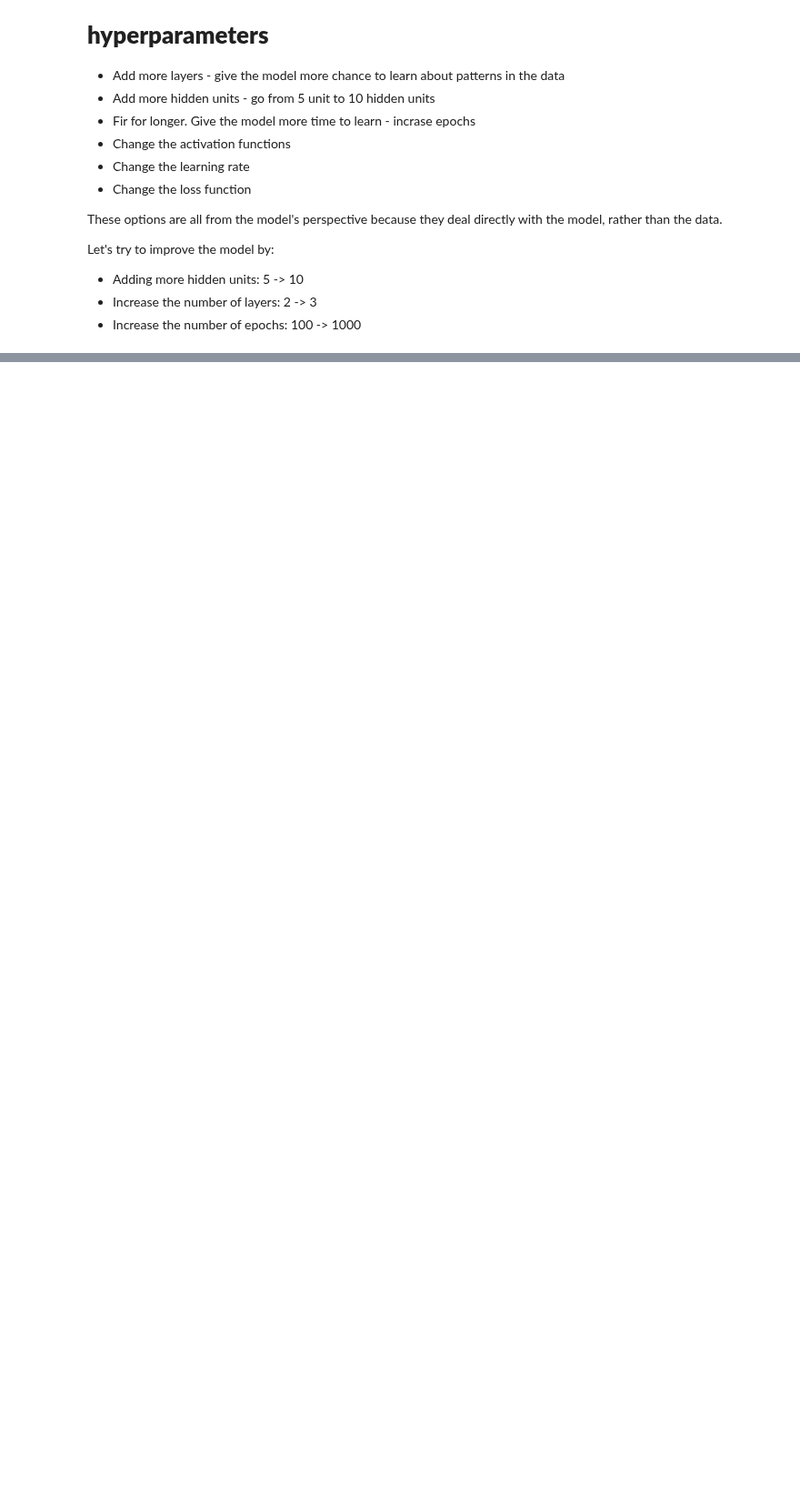
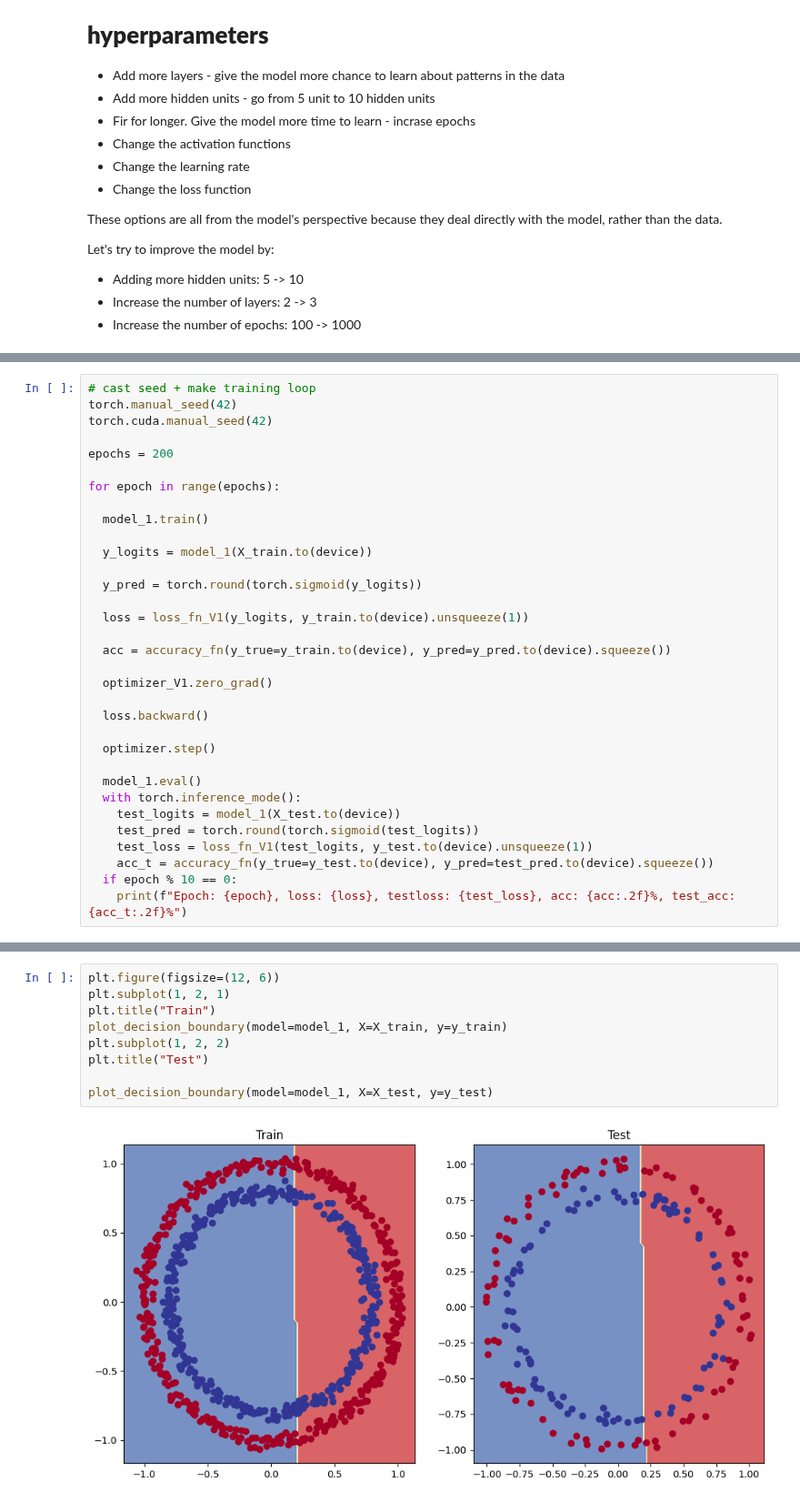
Before and after one commit to GaborVxxx/ml_notes, a Jupyter notebook: L3.ipynb, the cells around one changed output, grey strips where cells are left out. Shown at 91% size. Drawn from its saved outputs; the diff is of its cells as text; blank space fills up the shorter version.

```diff
--- a/L3.ipynb
+++ b/L3.ipynb
@@ -441,0 +465,33 @@ Let's try to improve the model by:
+# %%
+# cast seed + make training loop
+torch.manual_seed(42)
+torch.cuda.manual_seed(42)
+
+epochs = 200
+
+for epoch in range(epochs):
+
+  model_1.train()
+
+  y_logits = model_1(X_train.to(device))
+
+  y_pred = torch.round(torch.sigmoid(y_logits))
+
+  loss = loss_fn_V1(y_logits, y_train.to(device).unsqueeze(1))
+
+  acc = accuracy_fn(y_true=y_train.to(device), y_pred=y_pred.to(device).squeeze())
+
+  optimizer_V1.zero_grad()
+
+  loss.backward()
+
+  optimizer.step()
+
+  model_1.eval()
+  with torch.inference_mode():
+    test_logits = model_1(X_test.to(device))
+    test_pred = torch.round(torch.sigmoid(test_logits))
+    test_loss = loss_fn_V1(test_logits, y_test.to(device).unsqueeze(1))
+    acc_t = accuracy_fn(y_true=y_test.to(device), y_pred=test_pred.to(device).squeeze())
+  if epoch % 10 == 0:
+    print(f"Epoch: {epoch}, loss: {loss}, testloss: {test_loss}, acc: {acc:.2f}%, test_acc: {acc_t:.2f}%")
@@ -441,0 +519,11 @@ Let's try to improve the model by:
+# %%
+plt.figure(figsize=(12, 6))
+plt.subplot(1, 2, 1)
+plt.title("Train")
+plot_decision_boundary(model=model_1, X=X_train, y=y_train)
+plt.subplot(1, 2, 2)
+plt.title("Test")
+
+plot_decision_boundary(model=model_1, X=X_test, y=y_test)
+# %% [output]
+[figure, added]
```
Also changed, not shown: parts of 12 cells of this notebook.
